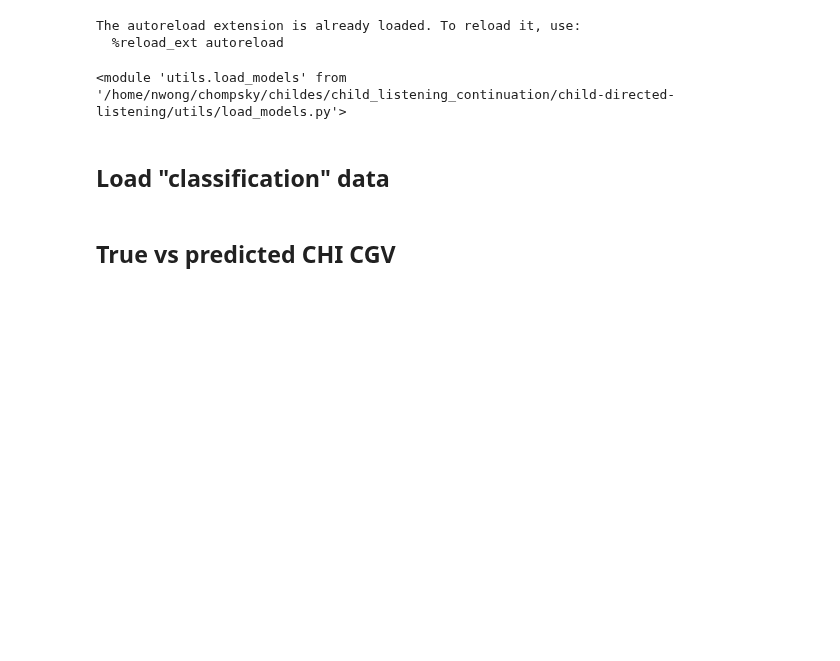
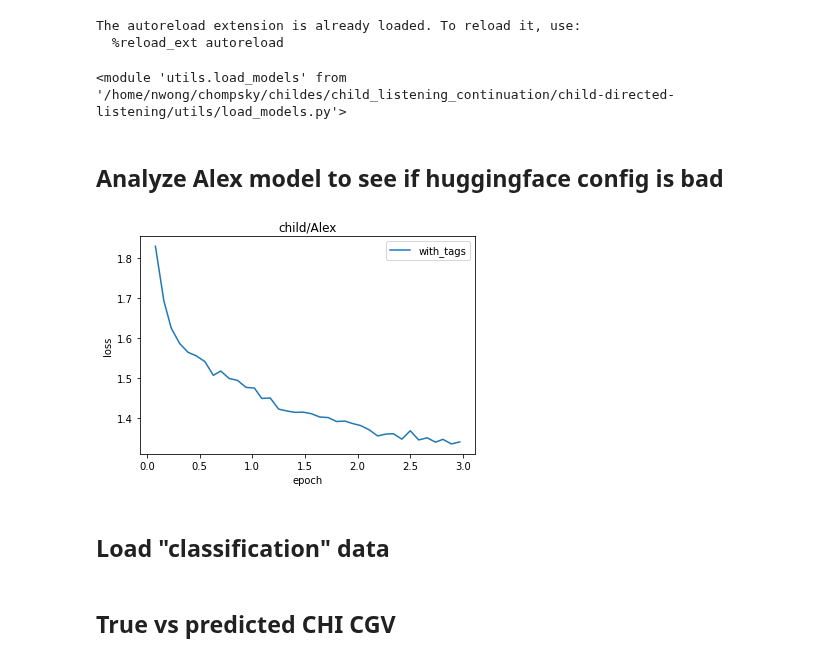
Before and after one commit to smeylan/child-directed-listening, a Jupyter notebook: Model behavior analyses.ipynb, the cells around one changed output. Cells and saved outputs as stored; diff of their text form; code cells hidden in the pictures; blank space fills up the shorter version.

```diff
--- a/Model behavior analyses.ipynb
+++ b/Model behavior analyses.ipynb
@@ -23,6 +24,37 @@ import importlib
 importlib.reload(load_models)
 # %% [output]
 <module 'utils.load_models' from '/home/nwong/chompsky/childes/child_listening_continuation/child-directed-listening/utils/load_models.py'>
+# %% [markdown]
+## Analyze Alex model to see if huggingface config is bad
+# %%
+
+
+def analyze_losses(split, dataset, tags):
+    model_path = load_models.get_model_path(split, dataset, tags)
+    with open(join(model_path, 'trainer_state.json'), 'r') as f:
+        this_history = json.load(f)['log_history']
+
+        epochs = []; losses = []
+
+        for step_dict in this_history[:-1]: # Omit summary stats
+            epochs.append(step_dict['epoch'])
+            losses.append(step_dict['loss'])
+
+
+        tag_str =  "with_tags" if tags else "no_tags"
+        dataset_name = '/'.join((split, dataset))
+
+    plt.title(f'{dataset_name}')
+    plt.xlabel('epoch'); plt.ylabel('loss')
+    plt.plot(epochs, losses, label = tag_str)
+    plt.legend(); plt.show()
+# %%
+ _, is_tags = child_models.get_best_child_base_model_path()
+analyze_losses('child', 'Alex', is_tags)
+
+# It's mostly converged so the arguments are ok
+# %% [output]
+[figure, added]
 # %% [markdown]
 ## Load "classification" data
 # %%
```
Also changed, not shown: parts of 1 cell of this notebook, 3 other files.
